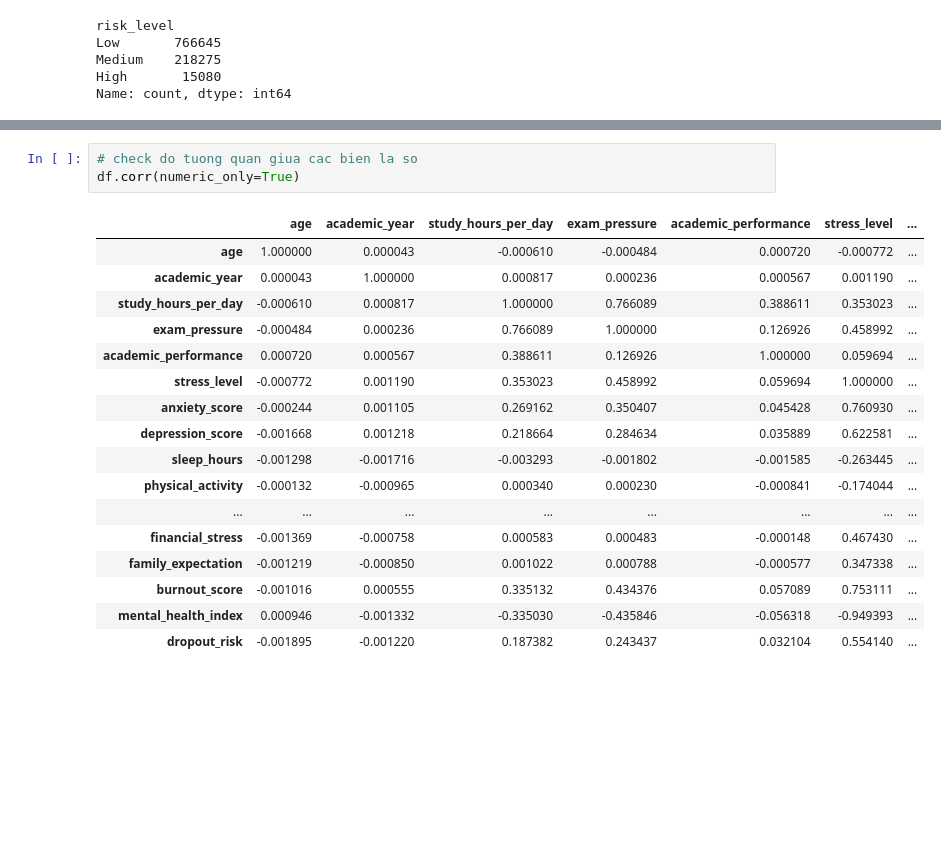
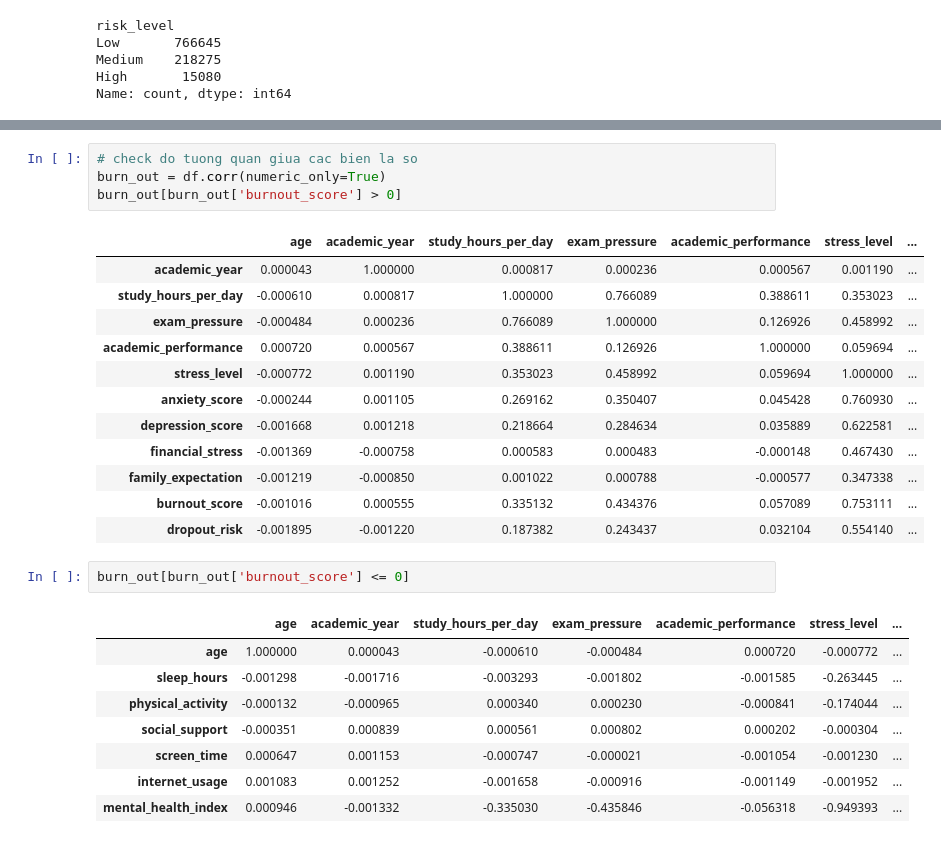
Before and after one commit to NguyenHung2604/Student-mental-health-and-Burn-out, a Jupyter notebook: main1.ipynb, the cells around one changed output, grey strips where cells are left out. Saved outputs shown, nothing was run; the diff lists cells and outputs as text; blank space fills up the shorter version.

```diff
--- a/main1.ipynb
+++ b/main1.ipynb
@@ -126,9 +142,9 @@ plt.show()
 # %%
 # check do tuong quan giua cac bien la so
-df.corr(numeric_only=True)
+burn_out = df.corr(numeric_only=True)
+burn_out[burn_out['burnout_score'] > 0]
 # %% [output]
 |  | age | academic_year | study_hours_per_day | exam_pressure | academic_performance | stress_level | ... |
-| age | 1.000000 | 0.000043 | -0.000610 | -0.000484 | 0.000720 | -0.000772 | ... |
 | academic_year | 0.000043 | 1.000000 | 0.000817 | 0.000236 | 0.000567 | 0.001190 | ... |
 | study_hours_per_day | -0.000610 | 0.000817 | 1.000000 | 0.766089 | 0.388611 | 0.353023 | ... |
 | exam_pressure | -0.000484 | 0.000236 | 0.766089 | 1.000000 | 0.126926 | 0.458992 | ... |
@@ -136,11 +152,18 @@ df.corr(numeric_only=True)
 | stress_level | -0.000772 | 0.001190 | 0.353023 | 0.458992 | 0.059694 | 1.000000 | ... |
 | anxiety_score | -0.000244 | 0.001105 | 0.269162 | 0.350407 | 0.045428 | 0.760930 | ... |
 | depression_score | -0.001668 | 0.001218 | 0.218664 | 0.284634 | 0.035889 | 0.622581 | ... |
-| sleep_hours | -0.001298 | -0.001716 | -0.003293 | -0.001802 | -0.001585 | -0.263445 | ... |
-| physical_activity | -0.000132 | -0.000965 | 0.000340 | 0.000230 | -0.000841 | -0.174044 | ... |
-| ... | ... | ... | ... | ... | ... | ... | ... |
 | financial_stress | -0.001369 | -0.000758 | 0.000583 | 0.000483 | -0.000148 | 0.467430 | ... |
 | family_expectation | -0.001219 | -0.000850 | 0.001022 | 0.000788 | -0.000577 | 0.347338 | ... |
 | burnout_score | -0.001016 | 0.000555 | 0.335132 | 0.434376 | 0.057089 | 0.753111 | ... |
-| mental_health_index | 0.000946 | -0.001332 | -0.335030 | -0.435846 | -0.056318 | -0.949393 | ... |
 | dropout_risk | -0.001895 | -0.001220 | 0.187382 | 0.243437 | 0.032104 | 0.554140 | ... |
+# %%
+burn_out[burn_out['burnout_score'] <= 0]
+# %% [output]
+|  | age | academic_year | study_hours_per_day | exam_pressure | academic_performance | stress_level | ... |
+| age | 1.000000 | 0.000043 | -0.000610 | -0.000484 | 0.000720 | -0.000772 | ... |
+| sleep_hours | -0.001298 | -0.001716 | -0.003293 | -0.001802 | -0.001585 | -0.263445 | ... |
+| physical_activity | -0.000132 | -0.000965 | 0.000340 | 0.000230 | -0.000841 | -0.174044 | ... |
+| social_support | -0.000351 | 0.000839 | 0.000561 | 0.000802 | 0.000202 | -0.000304 | ... |
+| screen_time | 0.000647 | 0.001153 | -0.000747 | -0.000021 | -0.001054 | -0.001230 | ... |
+| internet_usage | 0.001083 | 0.001252 | -0.001658 | -0.000916 | -0.001149 | -0.001952 | ... |
+| mental_health_index | 0.000946 | -0.001332 | -0.335030 | -0.435846 | -0.056318 | -0.949393 | ... |
```
Also changed, not shown: parts of 3 cells of this notebook, 15 other files.
